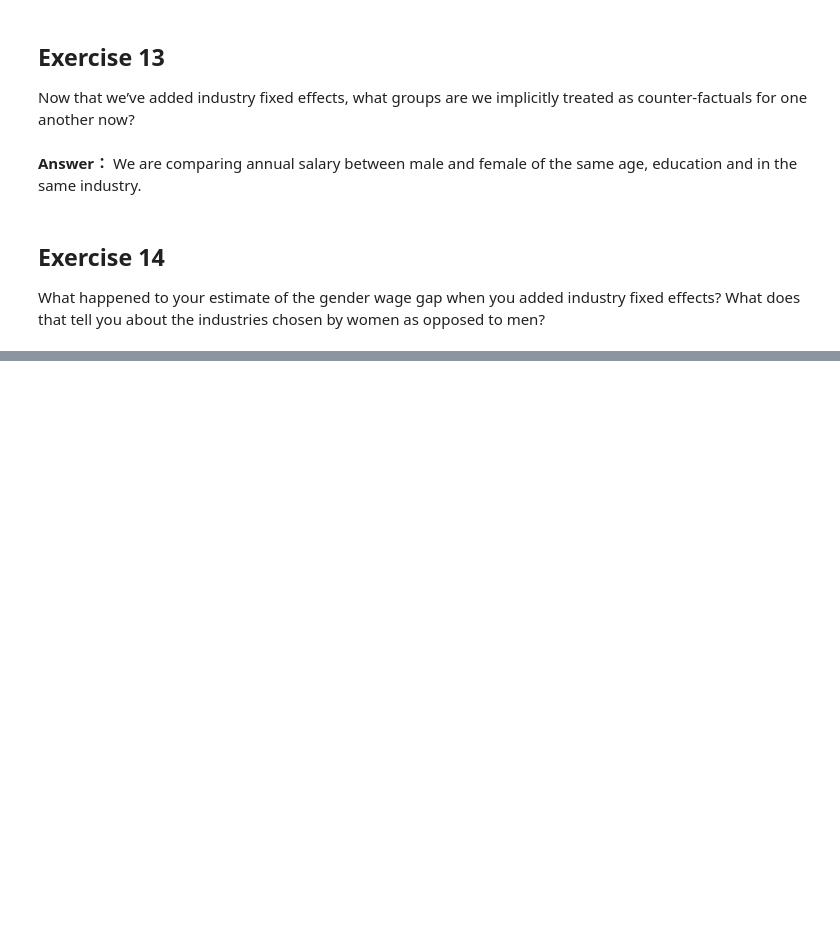
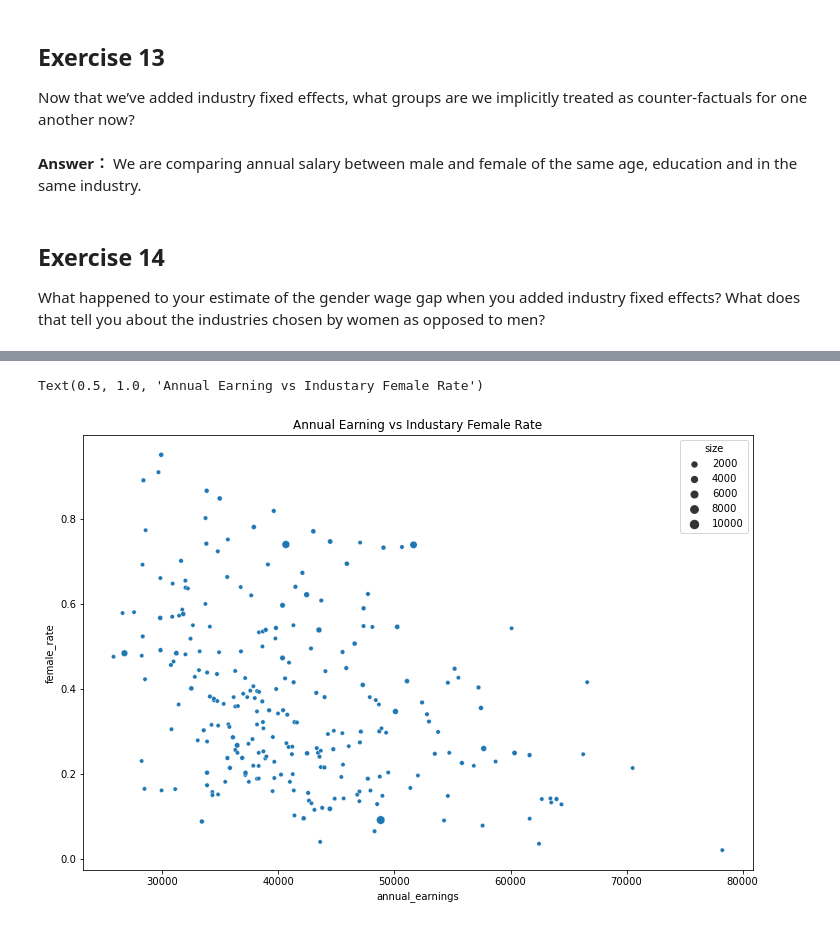
Before and after one commit to gamecicn/ids701_assignment, a Jupyter notebook: as3_discrimination.ipynb, the cells around one changed output, grey strips where cells are left out. Cells and saved outputs as stored; diff of their text form; code cells hidden in the pictures; blank space fills up the shorter version.

```diff
--- a/as3_discrimination.ipynb
+++ b/as3_discrimination.ipynb
@@ -291,0 +292,11 @@ What happened to your estimate of the gender wage gap when you added industry fi
+# %%
+import seaborn as sns
+
+ind_salary = df.groupby(["ind02"])["annual_earnings"].mean().reset_index()
+ind_female_rate = df.groupby(["ind02"])["female"].sum() / df.groupby(["ind02"]).size()
+ind_size = df.groupby(["ind02"]).size()
+df_res = ind_salary.merge(ind_female_rate.reset_index(), on="ind02").reindex()
+df_res = df_res.merge(ind_size.reset_index(), on="ind02").reindex()
+df_res = df_res.rename(columns={"0_x": "female_rate", "0_y": "size"})
+df_res.sort_values(["annual_earnings"], inplace=True)
+df_res.head()
@@ -291,0 +310,8 @@ What happened to your estimate of the gender wage gap when you added industry fi
+# %%
+plt.figure(figsize=(12, 8))
+
+sns.scatterplot(data=df_res, x="annual_earnings", y="female_rate", size="size")
+plt.title('Annual Earning vs Industary Female Rate')
+# %% [output]
+Text(0.5, 1.0, 'Annual Earning vs Industary Female Rate')
+[figure, added]
```
Also changed, not shown: parts of 3 cells of this notebook.
